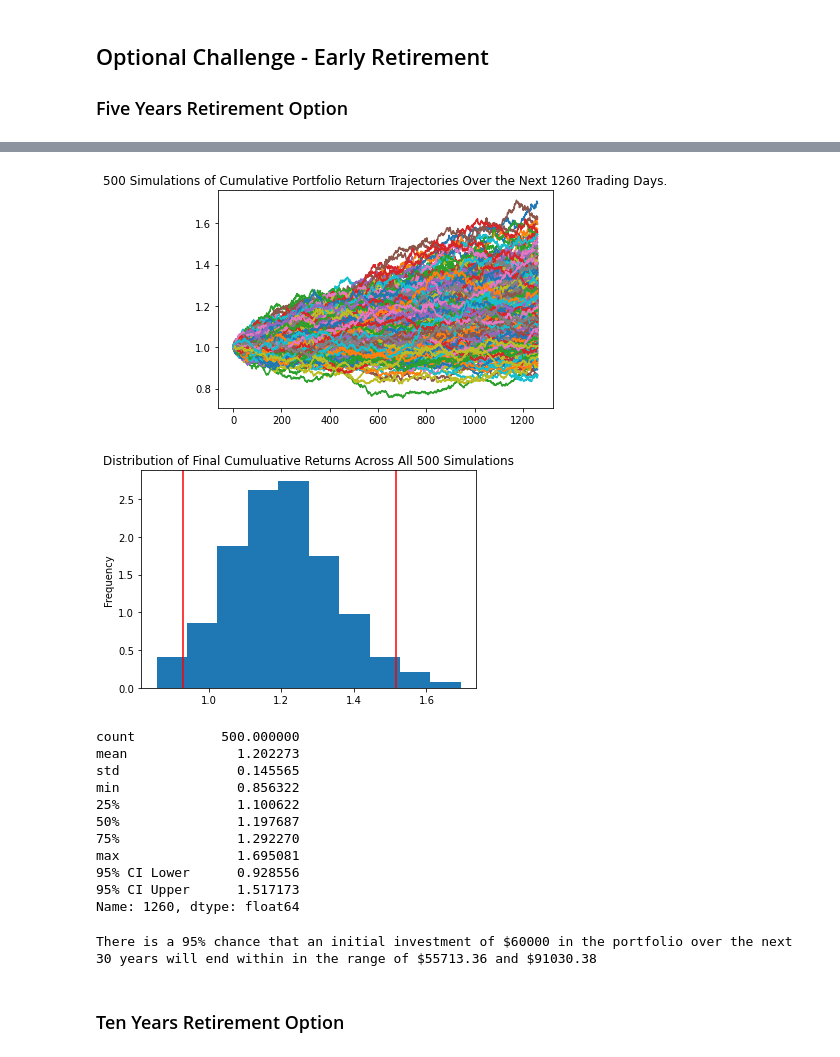
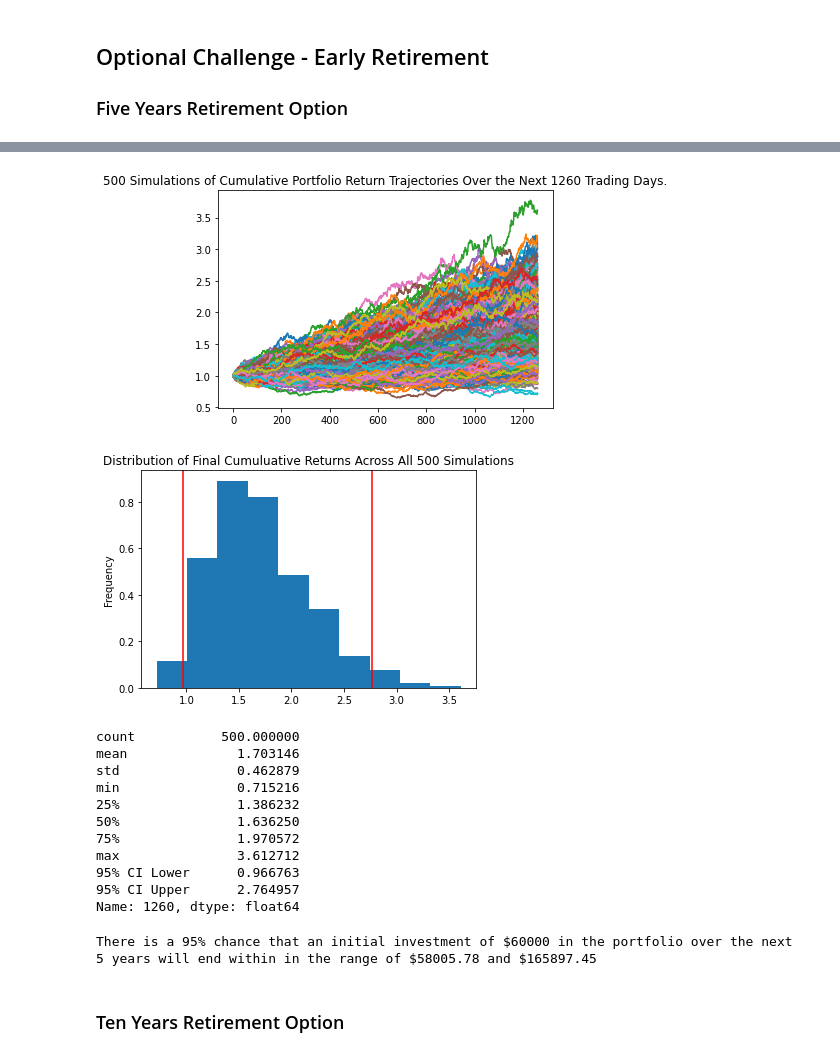
Before and after one commit to ankurgoel77/hw5-fin_planning, a Jupyter notebook: financial-planner.ipynb, the cells around one changed output, grey strips where cells are left out. Saved outputs shown, nothing was run; the diff lists cells and outputs as text; code cells hidden in the pictures.

```diff
--- a/financial-planner.ipynb
+++ b/financial-planner.ipynb
@@ -309,4 +309,12 @@ There is a 95% chance that an initial investment of $30000.0 in the portfolio ov
 
 
 ### Five Years Retirement Option
+# %%
+# Configuring a Monte Carlo simulation to forecast 5 years cumulative returns
+MC_five_year = MCSimulation(
+    portfolio_data=df_stock_data,
+    weights = [0.4,0.6],
+    num_simulation=500,
+    num_trading_days=5*252
+)
 # %%
@@ -349,43 +354,44 @@ Running Monte Carlo simulation number 490.
 # %%
 # Plot simulation outcomes
-# YOUR CODE HERE!
+line_plot = MC_five_year.plot_simulation()
 # %% [output]
-[figure, old version]
+[figure, new version]
 # %%
 # Plot probability distribution and confidence intervals
-# YOUR CODE HERE!
+dist_plot = MC_five_year.plot_distribution()
 # %% [output]
-[figure, old version]
+[figure, new version]
 # %%
 # Fetch summary statistics from the Monte Carlo simulation results
-# YOUR CODE HERE!
+return_stats_5yr = MC_five_year.summarize_cumulative_return()
 
 # Print summary statistics
-# YOUR CODE HERE!
+return_stats_5yr
 # %% [output]
 count           500.000000
-mean              1.202273
-std               0.145565
-min               0.856322
-25%               1.100622
-50%               1.197687
-75%               1.292270
-max               1.695081
-95% CI Lower      0.928556
-95% CI Upper      1.517173
+mean              1.703146
+std               0.462879
+min               0.715216
+25%               1.386232
+50%               1.636250
+75%               1.970572
+max               3.612712
+95% CI Lower      0.966763
+95% CI Upper      2.764957
 Name: 1260, dtype: float64
 # %%
 # Set initial investment
-# YOUR CODE HERE!
+initial_investment = 60000
 
 # Use the lower and upper `95%` confidence intervals to calculate the range of the possible outcomes of our $60,000
-# YOUR CODE HERE!
+ci_lower_five = round(return_stats_5yr[-2]*initial_investment,2)
+ci_upper_five = round(return_stats_5yr[-1]*initial_investment,2)
 
 # Print results
 print(f"There is a 95% chance that an initial investment of ${initial_investment} in the portfolio"
       f" over the next 5 years will end within in the range of"
       f" ${ci_lower_five} and ${ci_upper_five}")
 # %% [output]
-There is a 95% chance that an initial investment of $60000 in the portfolio over the next 30 years will end within in the range of $55713.36 and $91030.38
+There is a 95% chance that an initial investment of $60000 in the portfolio over the next 5 years will end within in the range of $58005.78 and $165897.45
 # %% [markdown]
 ### Ten Years Retirement Option
```
Also changed, not shown: parts of 9 cells of this notebook.
